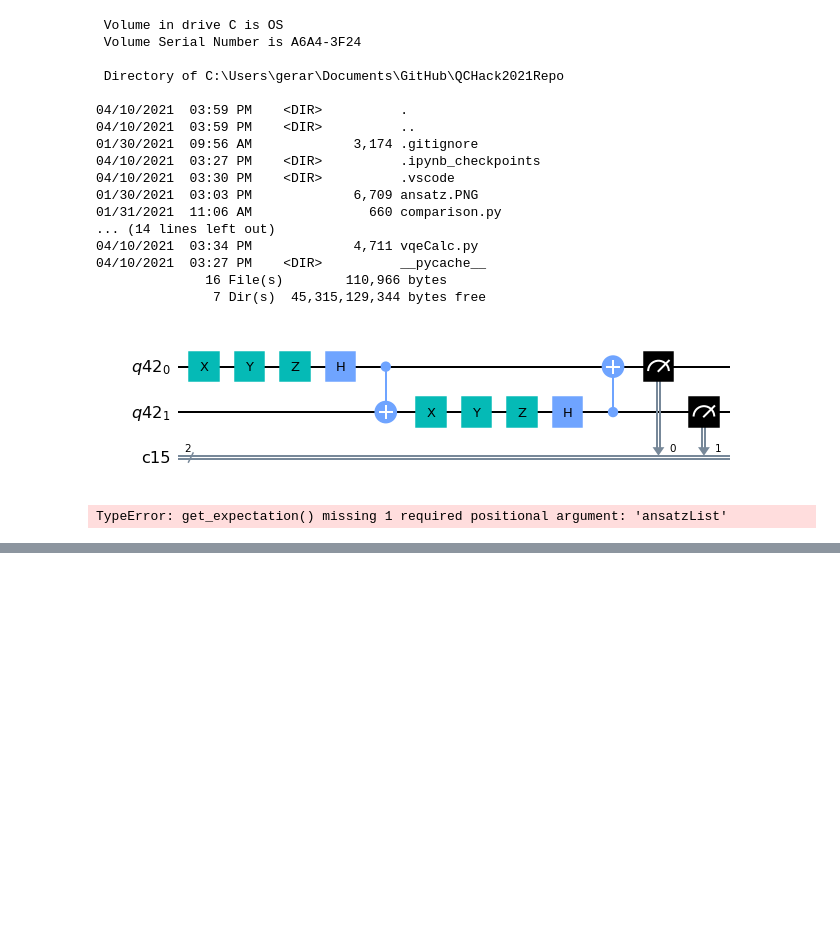
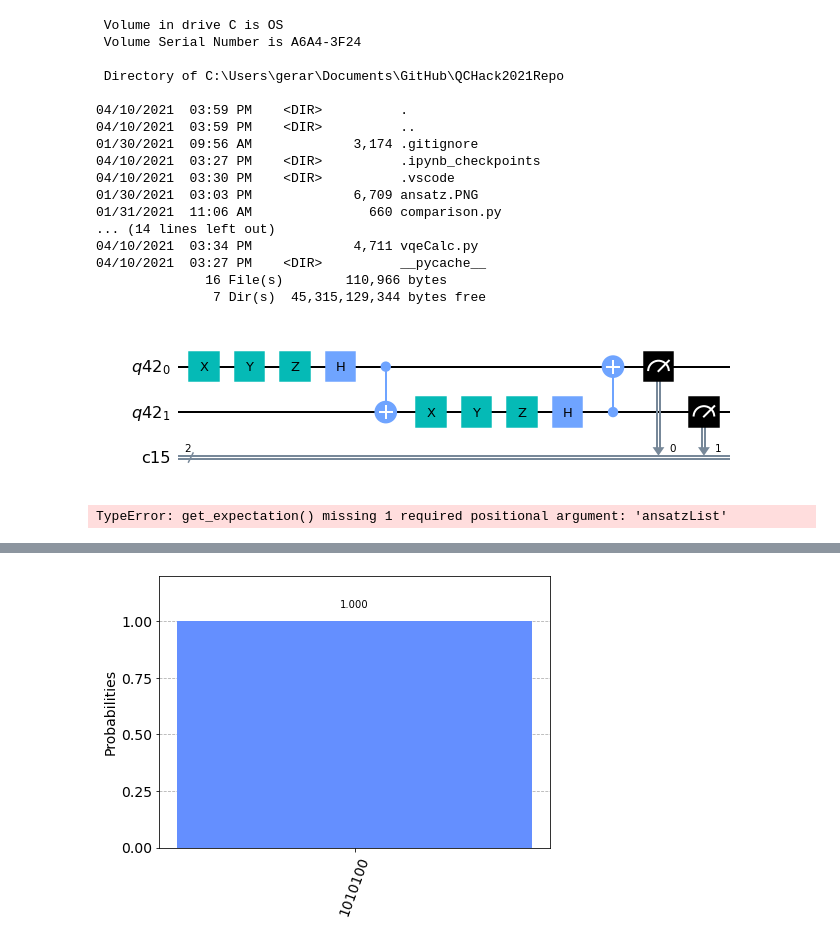
Before and after one commit to halfspin-qc/QCHack2021Repo, a Jupyter notebook: Untitled.ipynb, the cells around one changed output, grey strips where cells are left out. Cells and saved outputs as stored; diff of their text form; code cells hidden in the pictures; blank space fills up the shorter version.

```diff
--- a/Untitled.ipynb
+++ b/Untitled.ipynb
@@ -101,0 +187,93 @@ TypeError: get_expectation() missing 1 required positional argument: 'ansatzList
+# %%
+
+
+from qiskit import QuantumCircuit, execute, Aer, IBMQ
+from qiskit.compiler import transpile, assemble
+from qiskit.tools.jupyter import *
+from qiskit.visualization import *
+import matplotlib.pyplot as plt
+import numpy as np
+from qiskit import IBMQ, BasicAer
+from qiskit.providers.ibmq import *
+from qiskit import QuantumCircuit, ClassicalRegister, QuantumRegister, execute
+
+# import basic plot tools
+from qiskit.visualization import plot_histogram
+
+n = 7 # number of qubits used to represent s
+
+def wordToBV(s) :
+    #convert text to binary
+    a_byte_array = bytearray(s, "utf8")
+    byte_list = []
+
+
+    for byte in a_byte_array:
+        binary_representation = bin(byte)
+        byte_list.append(binary_representation[9-n:])
+        #chop off the "0b" at the beginning. can also truncate the binary to fit on a device with N qubits
+        #binary has 2 extra digits for "0b", so it starts at 9 for our 7 bit operation.
+
+    print(byte_list)
+
+    circuit_array = []
+
+    length = len(byte_list)
+
+    for i in range(length):
+
+        s = byte_list[i]
+
+
+        #do all  this stuff for every letter
+
+        # We need a circuit with n qubits, plus one ancilla qubit
+        # Also need n classical bits to write the output to
+        bv_circuit = QuantumCircuit(n+1, n)
+
+        # put ancilla in state |->
+        bv_circuit.h(n)
+        bv_circuit.z(n)
+
+        # Apply Hadamard gates before querying the oracle
+        for i in range(n):
+            bv_circuit.h(i)
+
+        # Apply barrier
+        bv_circuit.barrier()
+
+        # Apply the inner-product oracle
+        s = s[::-1] # reverse s to fit qiskit's qubit ordering
+        for q in range(n):
+            if s[q] == '0':
+                bv_circuit.i(q)
+            else:
+                bv_circuit.cx(q, n)
+
+        # Apply barrier
+        bv_circuit.barrier()
+
+        #Apply Hadamard gates after querying the oracle
+        for i in range(n):
+            bv_circuit.h(i)
+
+        # Measurement
+        for i in range(n):
+            bv_circuit.measure(i, i)
+
+        circuit_array.append(bv_circuit)
+
+
+    return circuit_array
+
+
+circuit_to_run = wordToBV('Toronto')
+
+#run the first letter on a simulator
+backend = BasicAer.get_backend('qasm_simulator')
+shots = 4096
+results = execute(circuit_to_run[0], backend=backend, shots=shots).result()
+answer = results.get_counts()
+
+plot_histogram(answer)
+# %% [output]
@@ -101,0 +281 @@ TypeError: get_expectation() missing 1 required positional argument: 'ansatzList
+[figure, added]
```
Also changed, not shown: parts of 10 cells of this notebook, 8 other files.
